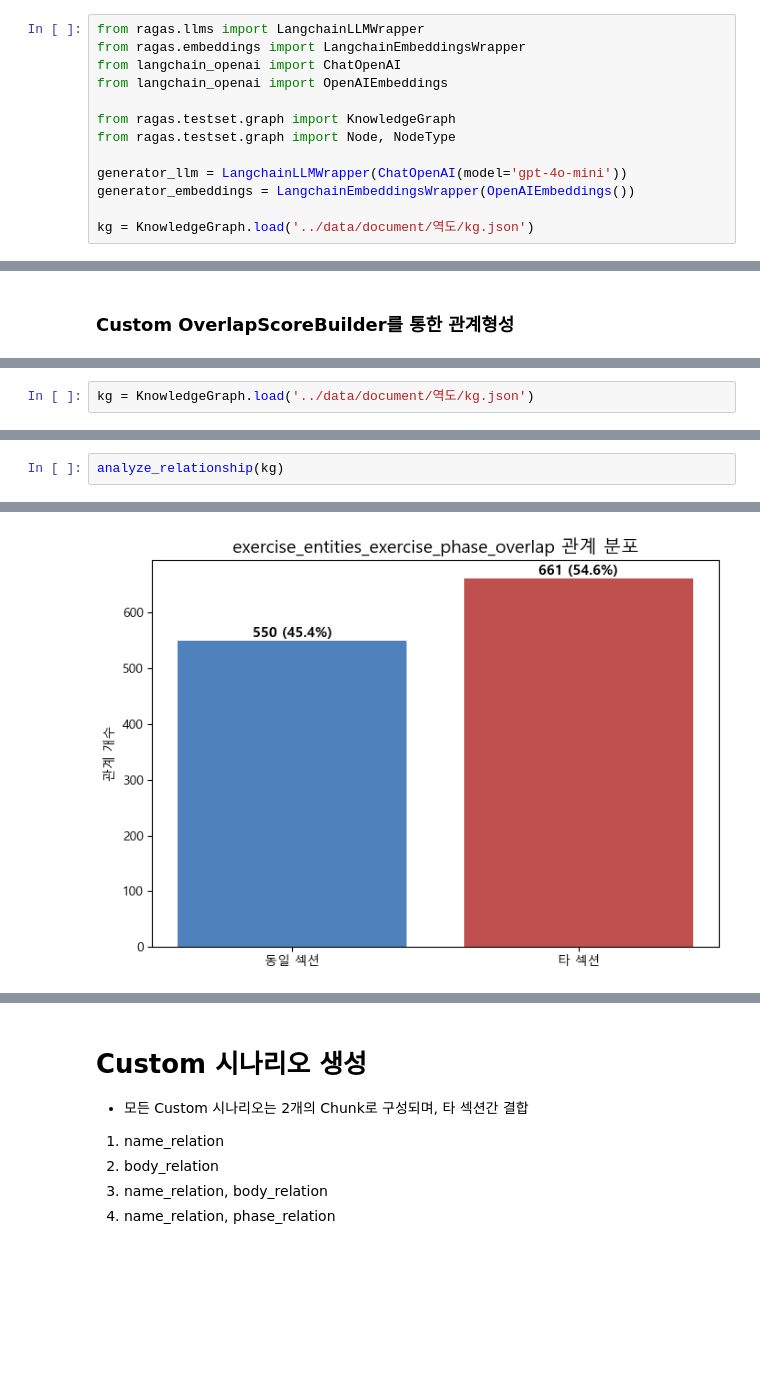
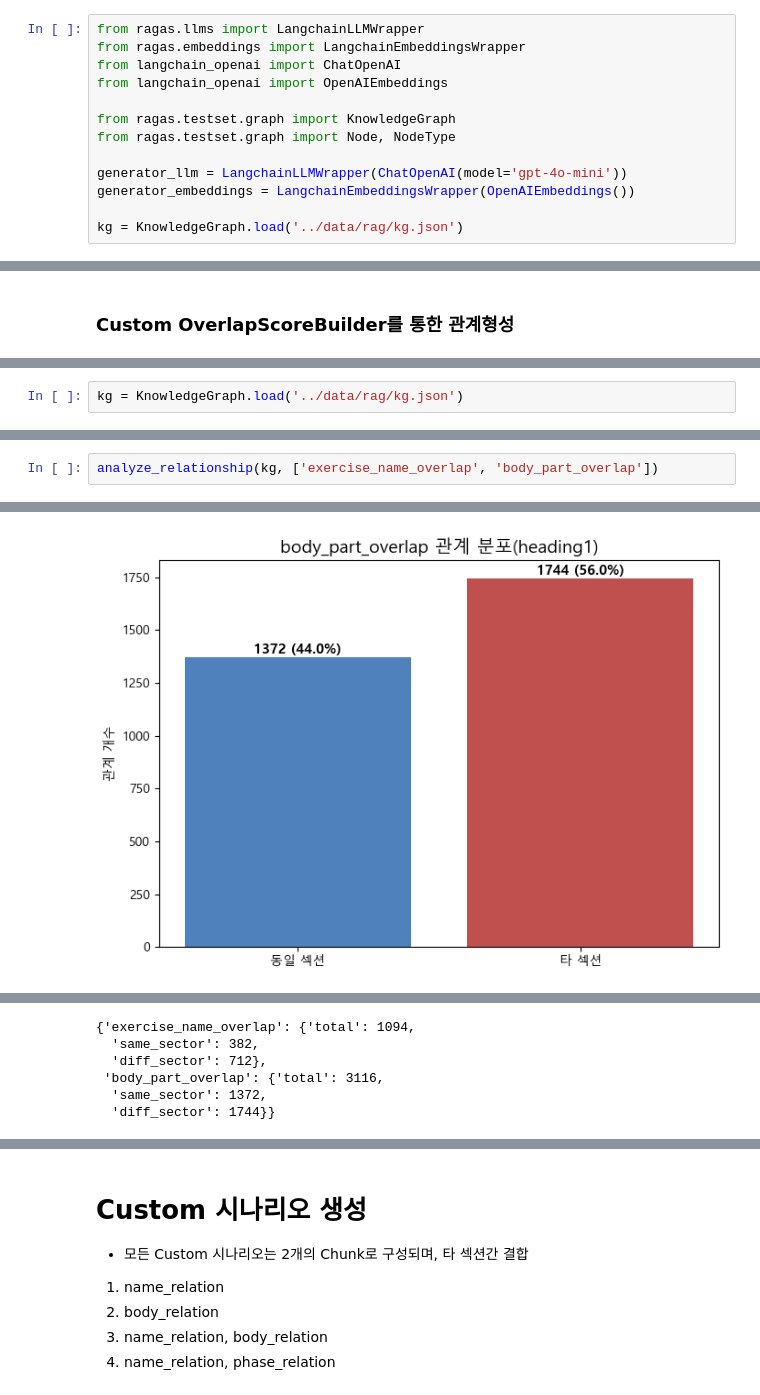
Before and after one commit to yswSlamDunk/SportAgent, a Jupyter notebook: jupyter/3002. RAGAS Customization.ipynb, the cells around one changed output, grey strips where cells are left out. Cells and saved outputs as stored; diff of their text form; blank space fills up the shorter version.

```diff
--- a/jupyter/3002. RAGAS Customization.ipynb
+++ b/jupyter/3002. RAGAS Customization.ipynb
@@ -44,7 +45,7 @@ from ragas.testset.graph import Node, NodeType
 generator_llm = LangchainLLMWrapper(ChatOpenAI(model='gpt-4o-mini'))
 generator_embeddings = LangchainEmbeddingsWrapper(OpenAIEmbeddings())
 
-kg = KnowledgeGraph.load('../data/document/역도/kg.json')
+kg = KnowledgeGraph.load('../data/rag/kg.json')
 # %% [markdown]
 ## 1. 문서 기반 페르소나 생성이 아닌 RAG 시스템 사용자 페르소나 설정
 * 실 사용자를 예상하여 페르소나 설정
@@ -786,4 +585,4 @@ transforms = [
 # %%
-kg = KnowledgeGraph.load('../data/document/역도/kg.json')
+kg = KnowledgeGraph.load('../data/rag/kg.json')
 # %%
 count_relation = {'exercise_name': 0,
@@ -807,3 +604,3 @@ sum_rel
 # %%
-analyze_relationship(kg)
+analyze_relationship(kg, ['exercise_name_overlap', 'body_part_overlap'])
 # %% [output]
@@ -811 +608 @@ analyze_relationship(kg)
-[figure, old version]
+[figure, new version]
@@ -813,2 +609,8 @@ analyze_relationship(kg)
+{'exercise_name_overlap': {'total': 1094,
+  'same_sector': 382,
+  'diff_sector': 712},
+ 'body_part_overlap': {'total': 3116,
+  'same_sector': 1372,
+  'diff_sector': 1744}}
 # %%
 custom_rel_types = [
```
Also changed, not shown: parts of 30 cells of this notebook, 15 other files.
